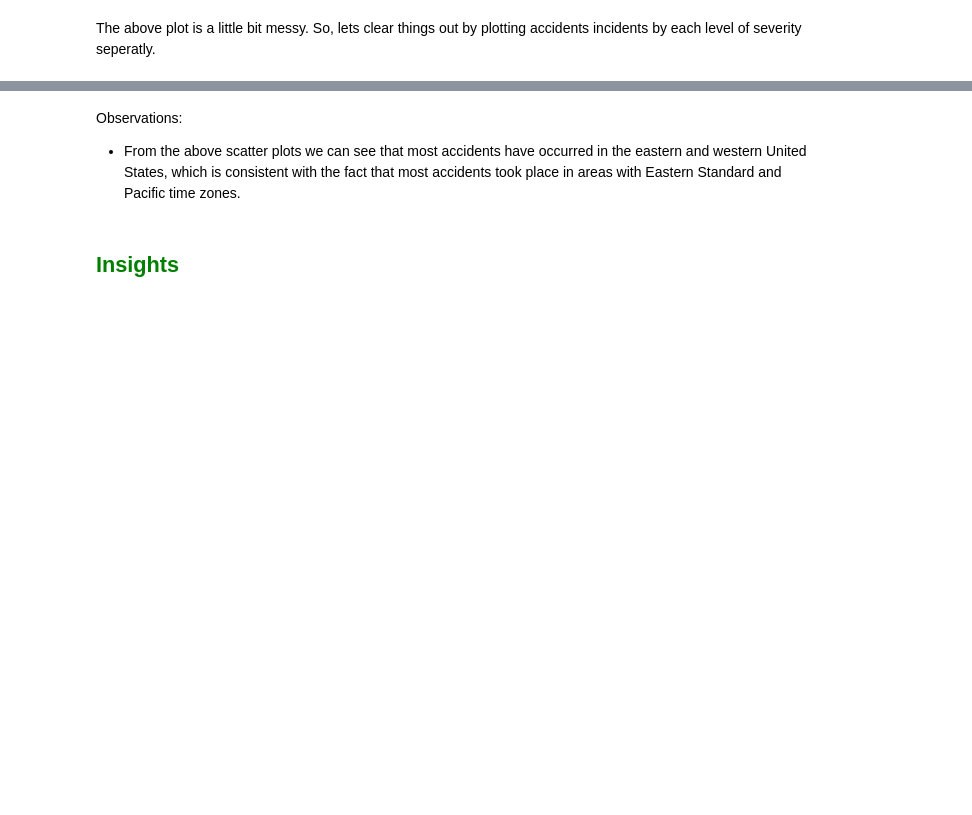
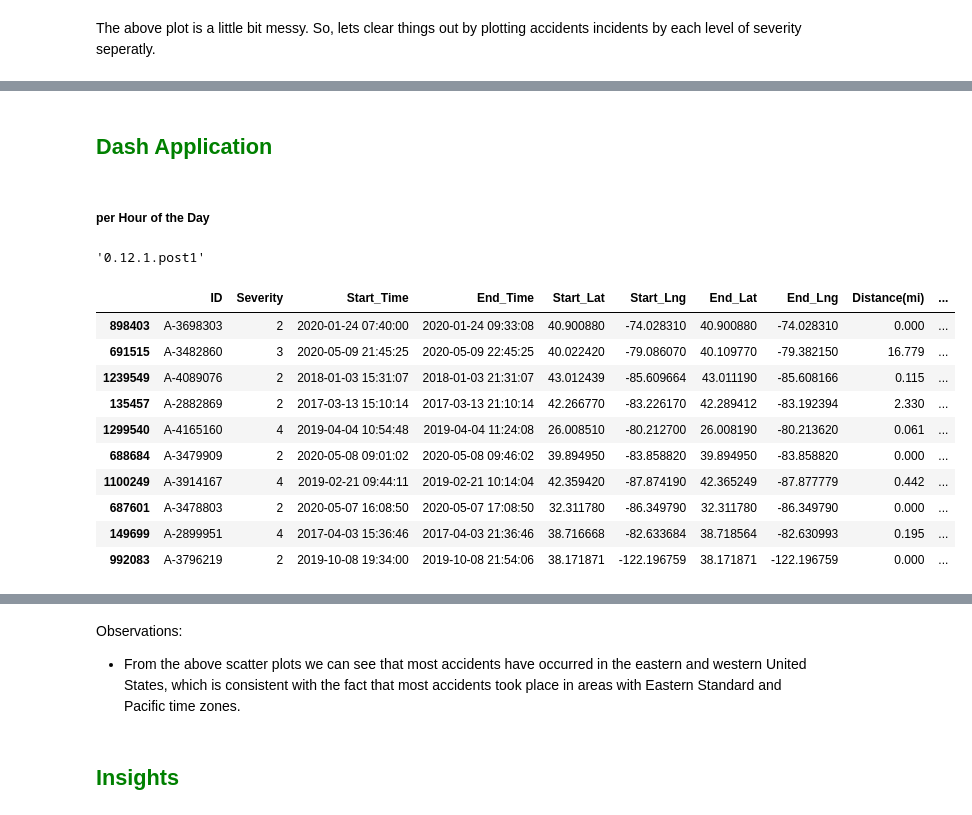
Before and after one commit to KostantinosKan/EDA-traffic_accidents, a Jupyter notebook: analysis/analysis.ipynb, the cells around one changed output, grey strips where cells are left out. Saved outputs shown, nothing was run; the diff lists cells and outputs as text; code cells hidden in the pictures; blank space fills up the shorter version.

```diff
--- a/analysis/analysis.ipynb
+++ b/analysis/analysis.ipynb
@@ -824,0 +860,4 @@ plt.show()
+# %% [markdown]
+<h2><font color = "green">Dash Application</font></h2>
+# %% [markdown]
+##### per Hour of the Day
@@ -824,0 +904,18 @@ plt.show()
+# %%
+folium.__version__
+# %% [output]
+'0.12.1.post1'
+# %%
+accidents_df.sample(10)
+# %% [output]
+|  | ID | Severity | Start_Time | End_Time | Start_Lat | Start_Lng | End_Lat | End_Lng | Distance(mi) | ... |
+| 898403 | A-3698303 | 2 | 2020-01-24 07:40:00 | 2020-01-24 09:33:08 | 40.900880 | -74.028310 | 40.900880 | -74.028310 | 0.000 | ... |
+| 691515 | A-3482860 | 3 | 2020-05-09 21:45:25 | 2020-05-09 22:45:25 | 40.022420 | -79.086070 | 40.109770 | -79.382150 | 16.779 | ... |
+| 1239549 | A-4089076 | 2 | 2018-01-03 15:31:07 | 2018-01-03 21:31:07 | 43.012439 | -85.609664 | 43.011190 | -85.608166 | 0.115 | ... |
+| 135457 | A-2882869 | 2 | 2017-03-13 15:10:14 | 2017-03-13 21:10:14 | 42.266770 | -83.226170 | 42.289412 | -83.192394 | 2.330 | ... |
+| 1299540 | A-4165160 | 4 | 2019-04-04 10:54:48 | 2019-04-04 11:24:08 | 26.008510 | -80.212700 | 26.008190 | -80.213620 | 0.061 | ... |
+| 688684 | A-3479909 | 2 | 2020-05-08 09:01:02 | 2020-05-08 09:46:02 | 39.894950 | -83.858820 | 39.894950 | -83.858820 | 0.000 | ... |
+| 1100249 | A-3914167 | 4 | 2019-02-21 09:44:11 | 2019-02-21 10:14:04 | 42.359420 | -87.874190 | 42.365249 | -87.877779 | 0.442 | ... |
+| 687601 | A-3478803 | 2 | 2020-05-07 16:08:50 | 2020-05-07 17:08:50 | 32.311780 | -86.349790 | 32.311780 | -86.349790 | 0.000 | ... |
+| 149699 | A-2899951 | 4 | 2017-04-03 15:36:46 | 2017-04-03 21:36:46 | 38.716668 | -82.633684 | 38.718564 | -82.630993 | 0.195 | ... |
+| 992083 | A-3796219 | 2 | 2019-10-08 19:34:00 | 2019-10-08 21:54:06 | 38.171871 | -122.196759 | 38.171871 | -122.196759 | 0.000 | ... |
```
Also changed, not shown: parts of 17 cells of this notebook, 3 other files.
